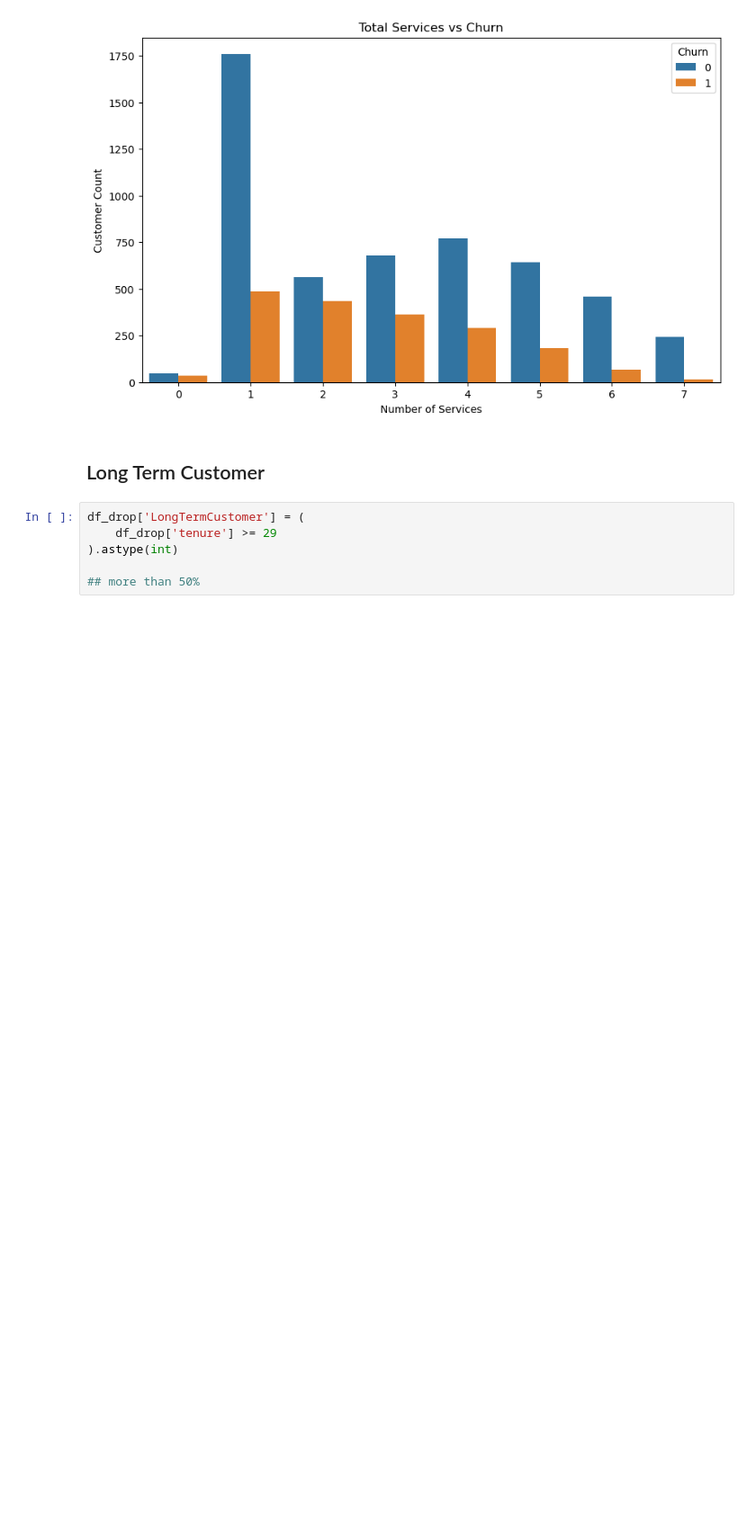
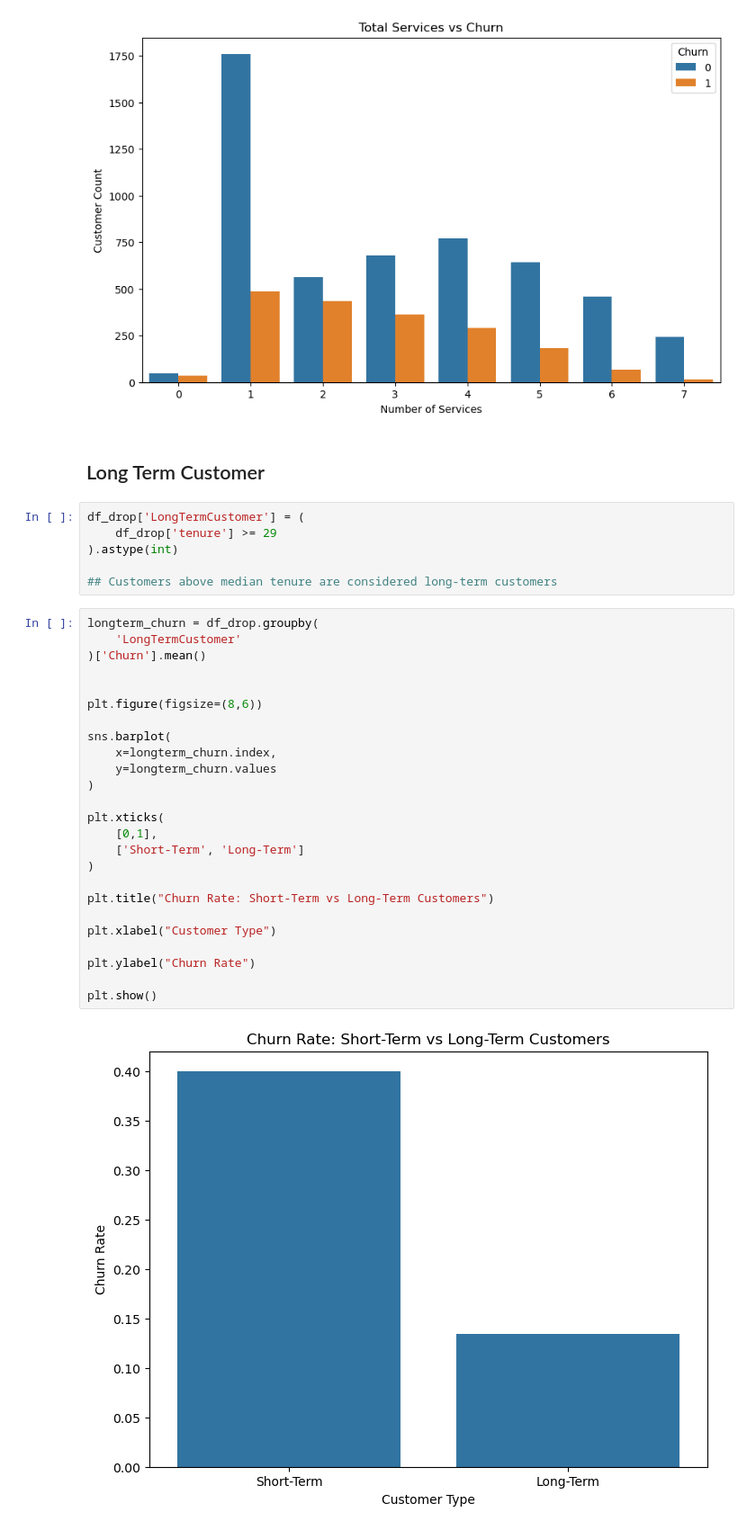
Before and after one commit to alananjungwei/telco-customer-churn-prediction, a Jupyter notebook: notebook.ipynb, the cells around one changed output. Shown at 90% size. Saved outputs shown, nothing was run; the diff lists cells and outputs as text; blank space fills up the shorter version.

```diff
--- a/notebook.ipynb
+++ b/notebook.ipynb
@@ -2683,4 +2683,31 @@ df_drop['LongTermCustomer'] = (
     df_drop['tenure'] >= 29
 ).astype(int)
 
-## more than 50%
+## Customers above median tenure are considered long-term customers
+# %%
+longterm_churn = df_drop.groupby(
+    'LongTermCustomer'
+)['Churn'].mean()
+
+
+plt.figure(figsize=(8,6))
+
+sns.barplot(
+    x=longterm_churn.index,
+    y=longterm_churn.values
+)
+
+plt.xticks(
+    [0,1],
+    ['Short-Term', 'Long-Term']
+)
+
+plt.title("Churn Rate: Short-Term vs Long-Term Customers")
+
+plt.xlabel("Customer Type")
+
+plt.ylabel("Churn Rate")
+
+plt.show()
+# %% [output]
+[figure, added]
```
Also changed, not shown: parts of 33 cells of this notebook, 12 other files.
